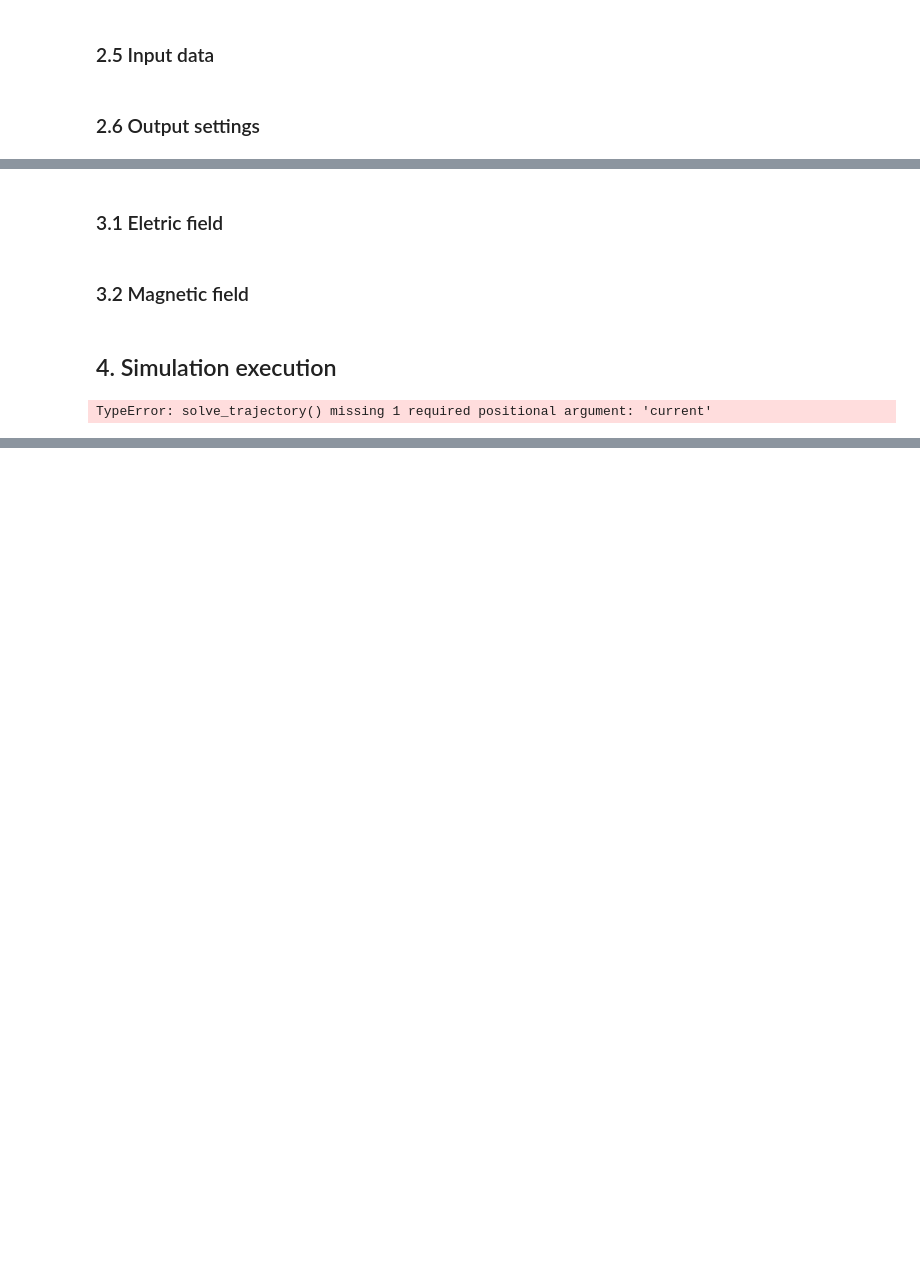
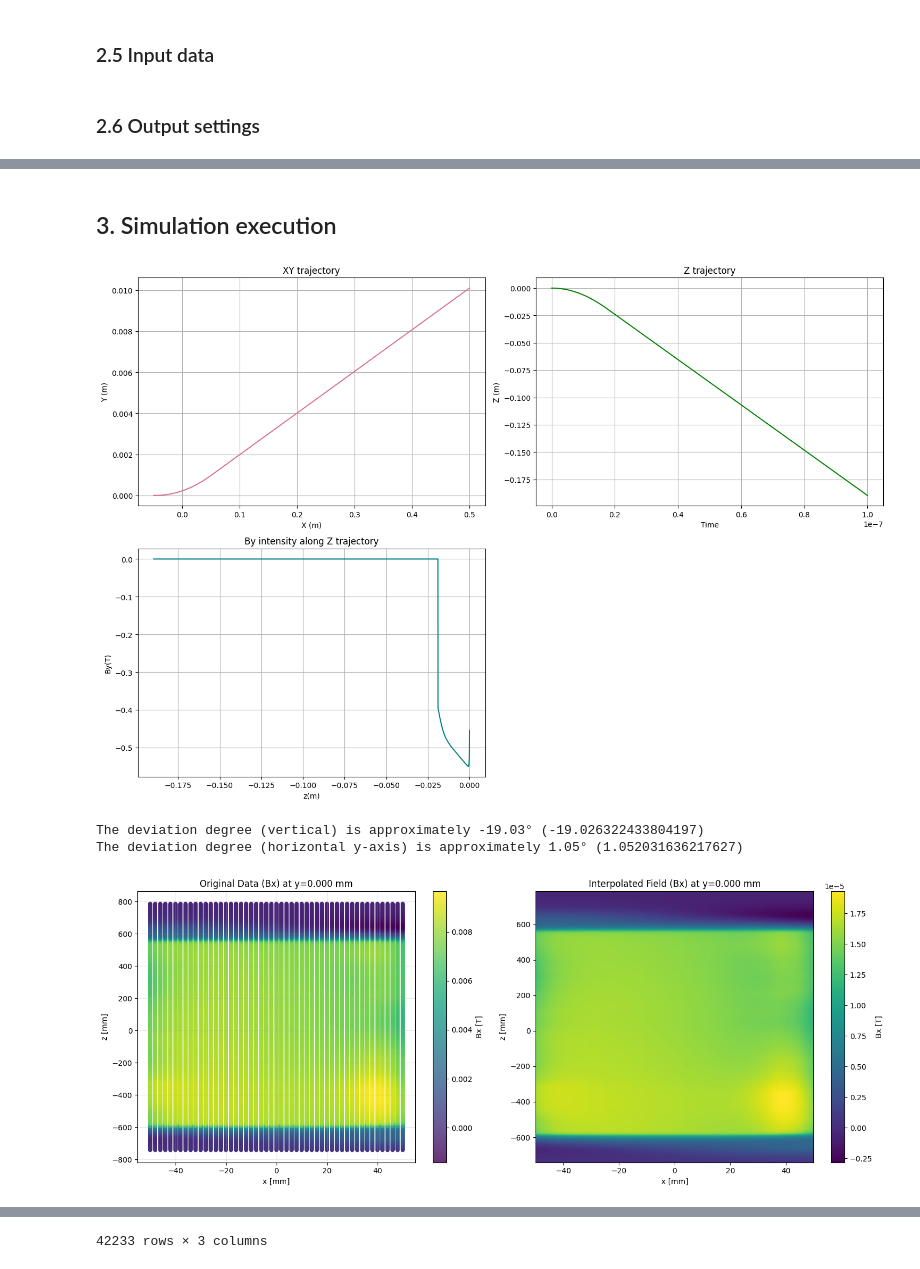
Before and after one commit to Luiza160/Trajectory-of-a-particle, a Jupyter notebook: final_version.ipynb, the cells around one changed output, grey strips where cells are left out. Saved outputs shown, nothing was run; the diff lists cells and outputs as text; code cells hidden in the pictures; blank space fills up the shorter version.

```diff
--- a/final_version.ipynb
+++ b/final_version.ipynb
@@ -82,9 +116,13 @@ I = 500
 ### 2.6 Output settings
 # %%
 ''' ==== saving data ==== '''
-output_file = True
-txt_name = "2017-03-06_BD-004_teste"
+
+output_file = bool(input('If you want to save the file containing the data, type True'))
+
+
+txt_name = input('Type the name of the file to be saved')
 
 
 ''' ==== graphic visualization ==== '''
-output_graphic = True
+
+output_graphic = bool(input('If you want to visualize the graphics and results, type True'))
@@ -93,44 +129,17 @@ output_graphic = True
-# %% [markdown]
-### 3.1 Eletric field
-# %%
-def e_field(x, y, z):
-      Ex = 0
-      Ey = 0
-      Ez = 0
-      return Ex, Ey, Ez
-# %% [markdown]
-### 3.2 Magnetic field
-# %%
-# defines the magnetic field at each point
-def b_field(x, y, z, interp_data):
-
-
-    # this transformation is only necessary when the data given is in mm
-    x_mm = x * 1000
-    y_mm = y * 1000
-    z_mm = z * 1000
-
-    point = np.array([x_mm, y_mm, z_mm], dtype=float)
-
-    # Call the function to get field tuple (Bx, By, Bz)
-    field_tuple = interp_data(point)
-
-    # Unpack the tuple (assuming it returns Bx, By, Bz in that order)
-    Bx, By, Bz = (i * I for i in field_tuple)
-
-
-    return Bx, By, Bz
 # %% [markdown]
-## 4. Simulation execution
+## 3. Simulation execution
 # %%
 # run the simulation
 solve_trajectory(m, q,
-                 x0, y0, z0,
+                 x0, y0, z0, I,
                  b_field, e_field,
-                 create_interpolators, rk4, boris, flat_trajectory, deviation_degree, three_dimensional_trajectory,
+                 create_interpolators, rk4, boris, flat_trajectory, deviation_degree, three_dimensional_trajectory, field_plot,
                  Ec0, v_direction,
                  step, total_t,
-                 output_file, txt_name, file_name, magnet_name, traj_distance,
+                 output_file, output_graphic, txt_name, file_name, magnet_name, traj_distance,
                  method, current)
 # %% [output]
+[figure, added]
-TypeError: solve_trajectory() missing 1 required positional argument: 'current'
+The deviation degree (vertical) is approximately -19.03° (-19.026322433804197)
+The deviation degree (horizontal y-axis) is approximately 1.05° (1.052031636217627)
+[figure, added]
@@ -136,0 +161 @@ TypeError: solve_trajectory() missing 1 required positional argument: 'current'
+42233 rows × 3 columns
```
Also changed, not shown: parts of 8 cells of this notebook, 9 other files.
